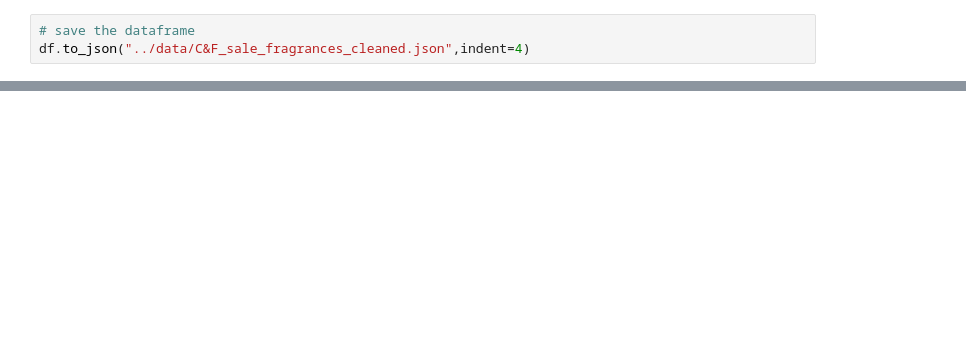
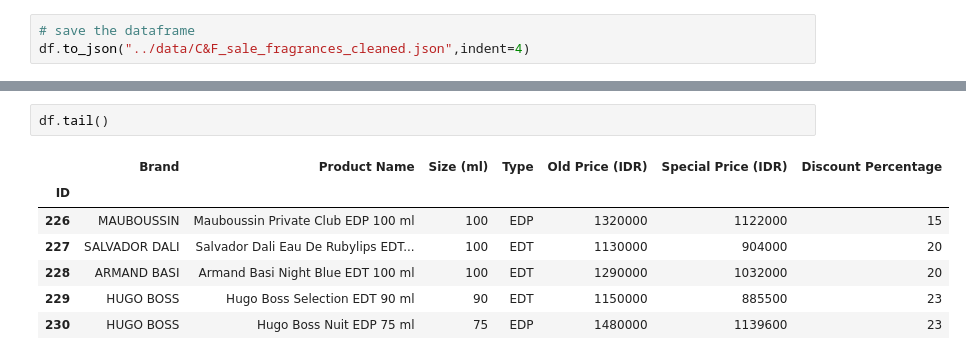
Before and after one commit to fredrick03/TUGAS_SELEKSI_1_18221156, a Jupyter notebook: Data Scraping/src/c&f_scraping.ipynb, the cells around one changed output, grey strips where cells are left out. Drawn from its saved outputs; the diff is of its cells as text; blank space fills up the shorter version.

```diff
--- a/Data Scraping/src/c&f_scraping.ipynb
+++ b/Data Scraping/src/c&f_scraping.ipynb
@@ -299,0 +296,10 @@ df.to_json("../data/C&F_sale_fragrances_cleaned.json",indent=4)
+# %%
+df.tail()
+# %% [output]
+|  | Brand | Product Name | Size (ml) | Type | Old Price (IDR) | Special Price (IDR) | Discount Percentage |
+| ID |  |  |  |  |  |  |  |
+| 226 | MAUBOUSSIN | Mauboussin Private Club EDP 100 ml | 100 | EDP | 1320000 | 1122000 | 15 |
+| 227 | SALVADOR DALI | Salvador Dali Eau De Rubylips EDT... | 100 | EDT | 1130000 | 904000 | 20 |
+| 228 | ARMAND BASI | Armand Basi Night Blue EDT 100 ml | 100 | EDT | 1290000 | 1032000 | 20 |
+| 229 | HUGO BOSS | Hugo Boss Selection EDT 90 ml | 90 | EDT | 1150000 | 885500 | 23 |
+| 230 | HUGO BOSS | Hugo Boss Nuit EDP 75 ml | 75 | EDP | 1480000 | 1139600 | 23 |
```
Also changed, not shown: parts of 2 cells of this notebook, 1 other file.
